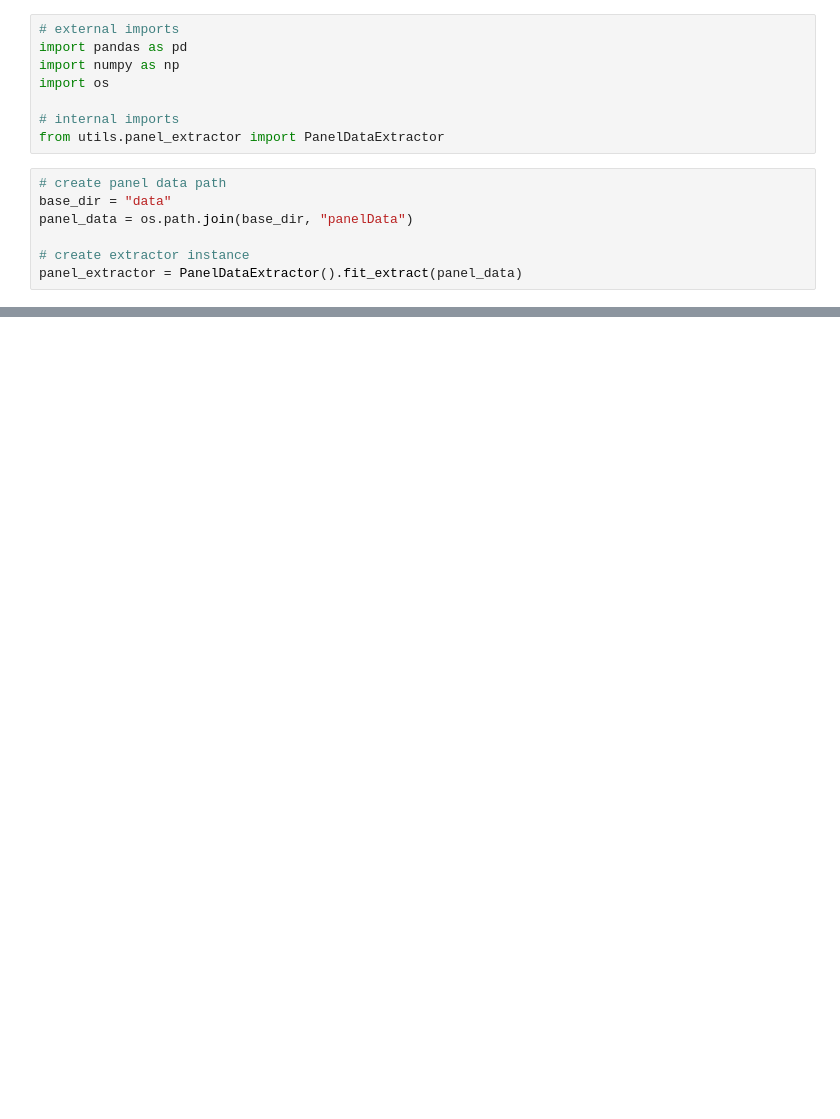
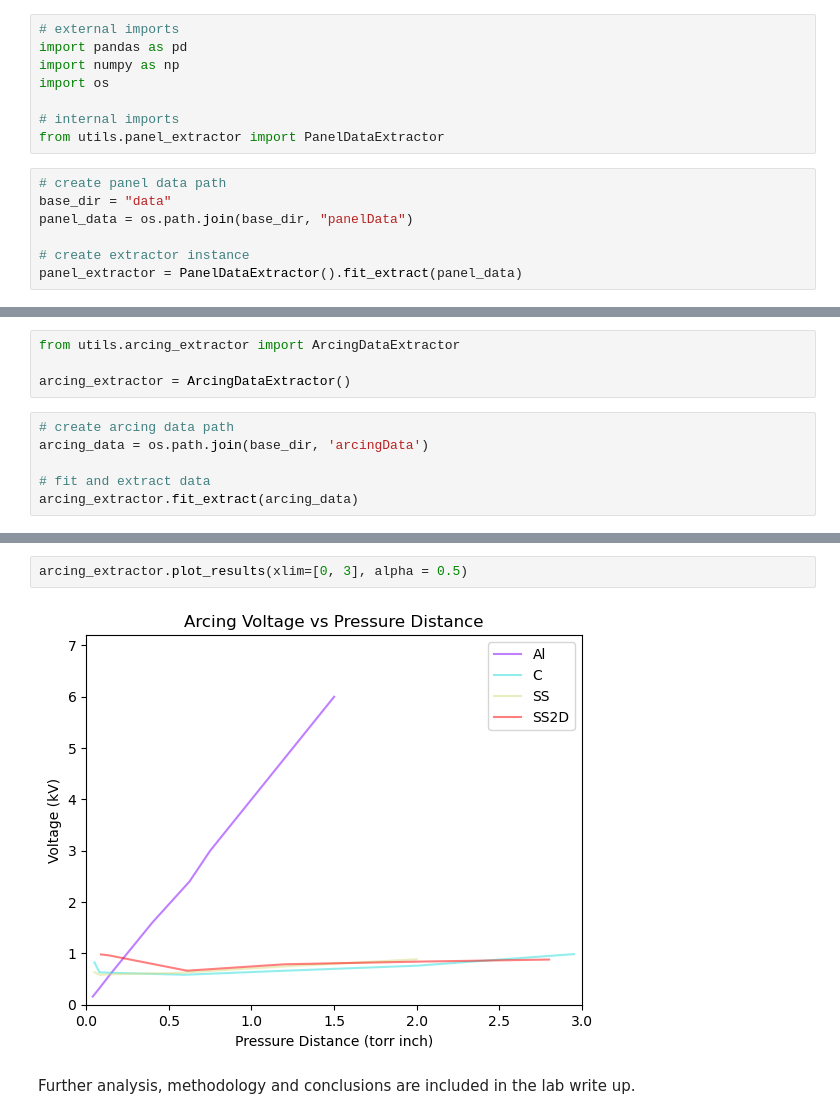
Before and after one commit to willAlbertini707/ArcingLab, a Jupyter notebook: main_data_analysis.ipynb, the cells around one changed output, grey strips where cells are left out. Drawn from its saved outputs; the diff is of its cells as text; blank space fills up the shorter version.

```diff
--- a/main_data_analysis.ipynb
+++ b/main_data_analysis.ipynb
@@ -31,0 +86,10 @@ panel_extractor.plot_results()
+# %%
+from utils.arcing_extractor import ArcingDataExtractor
+
+arcing_extractor = ArcingDataExtractor()
+# %%
+# create arcing data path
+arcing_data = os.path.join(base_dir, 'arcingData')
+
+# fit and extract data
+arcing_extractor.fit_extract(arcing_data)
@@ -31,0 +109,6 @@ panel_extractor.plot_results()
+# %%
+arcing_extractor.plot_results(xlim=[0, 3], alpha = 0.5)
+# %% [output]
+[figure, added]
+# %% [markdown]
+Further analysis, methodology and conclusions are included in the lab write up.
```
Also changed, not shown: parts of 14 cells of this notebook.
